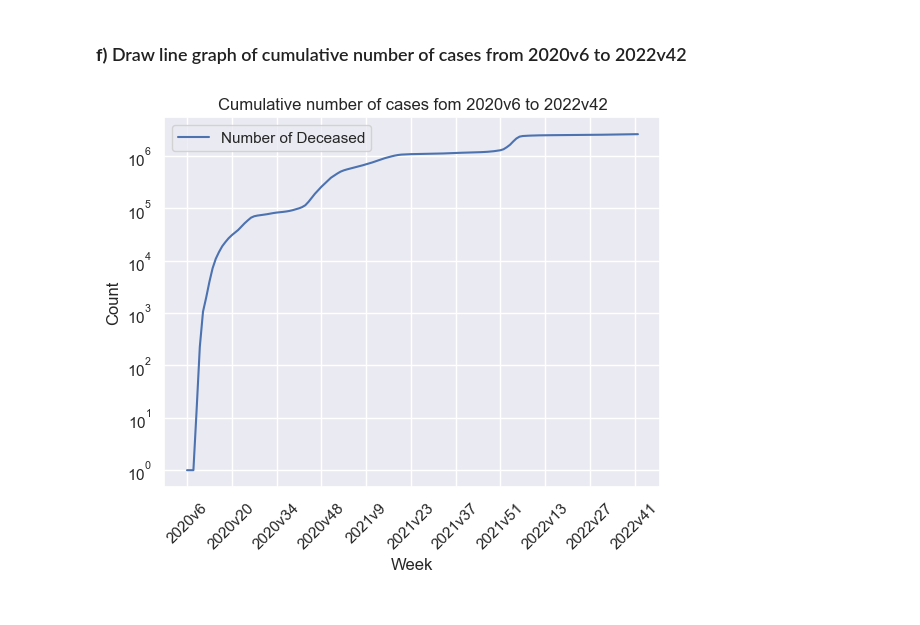
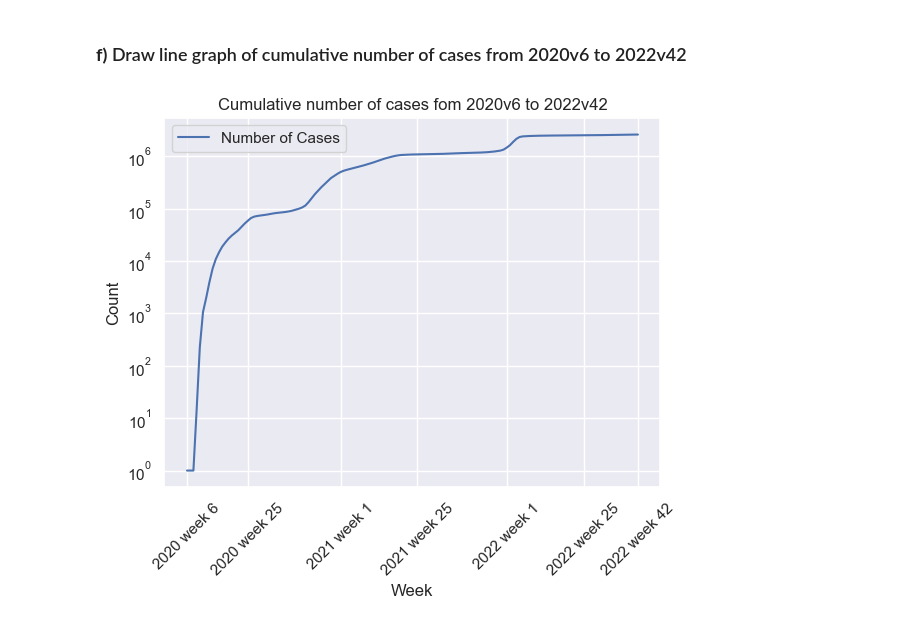
Before and after one commit to DeerBay/Data-Processing-Julia-Sjoholm, a Jupyter notebook: Lab/Exercise01.ipynb, the cells around one changed output. Saved outputs shown, nothing was run; the diff lists cells and outputs as text; code cells hidden in the pictures.

```diff
--- a/Lab/Exercise01.ipynb
+++ b/Lab/Exercise01.ipynb
@@ -139,9 +139,10 @@ import seaborn as sns
 import matplotlib.pyplot as plt
 sns.set_theme(style="darkgrid")
 sns.lineplot(data=df, x='Vecka', y='Antal_avlidna_vecka', color='b', label='Number of Deceased')
-
+ticks_weeks = ['2020v6', '2020v25', '2021v1', '2021v25', '2022v1', '2022v25', '2022v42']
+week_labels = ['2020 week 6', '2020 week 25', '2021 week 1', '2021 week 25', '2022 week 1', '2022 week 25', '2022 week 42']
 # Choose the number of x ticks to display
-plt.xticks(df['Vecka'][::14], rotation=45)
+plt.xticks(ticks_weeks, week_labels, rotation=45)
 
 # Set plot title and labels
 plt.title('Number of Deceased per Week')
@@ -192,12 +194,12 @@ plt.show()
 # %% [markdown]
 ### **f)** Draw line graph of cumulative number of cases from 2020v6 to 2022v42
 # %%
-sns.lineplot(data=df, x='Vecka', y='Kum_antal_fall', color='b', label='Number of Deceased').set_yscale("log")
-plt.xticks(df['Vecka'][::14], rotation=45)
+sns.lineplot(data=df, x='Vecka', y='Kum_antal_fall', color='b', label='Number of Cases').set_yscale("log")
 plt.title('Cumulative number of cases fom 2020v6 to 2022v42')
 plt.xlabel('Week')
+plt.xticks(ticks_weeks, week_labels, rotation=45)
 plt.ylabel('Count')
 plt.legend()
 plt.show()
 # %% [output]
-[figure, old version]
+[figure, new version]
```
Also changed, not shown: parts of 3 cells of this notebook, 8 other files.
